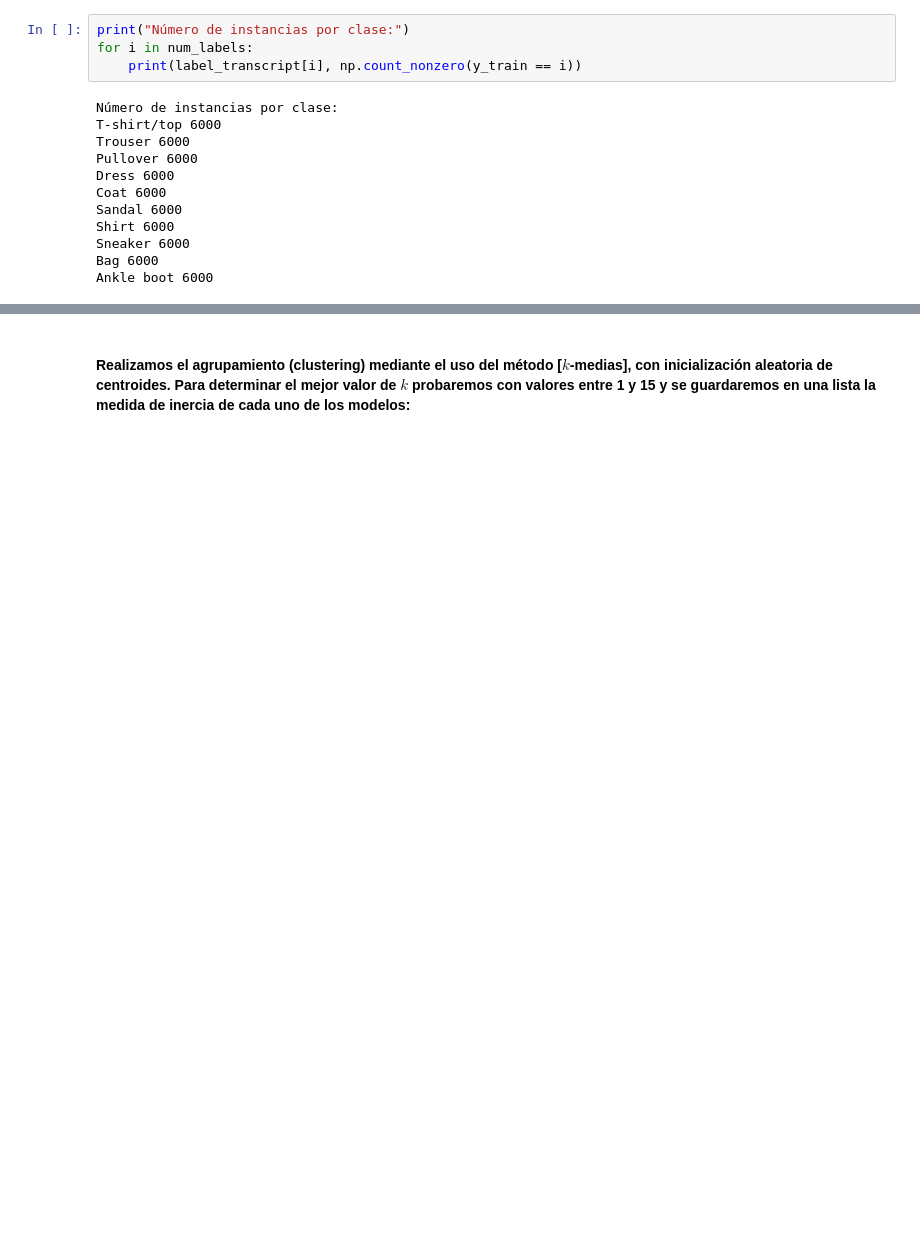
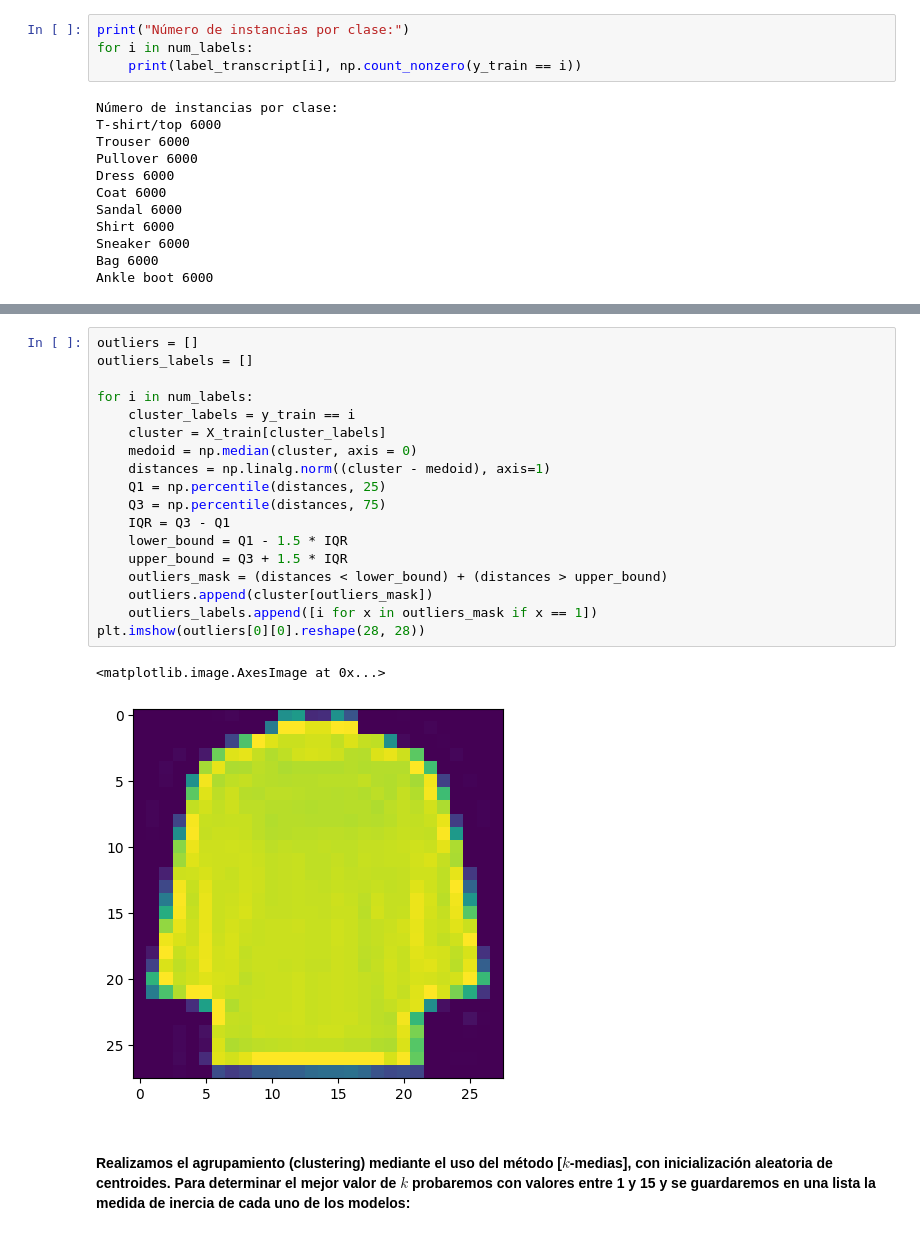
Before and after one commit to NoelPanBrea/MAAA2-FPLN, a Jupyter notebook: MAAA2/Practica2/Code.ipynb, the cells around one changed output, grey strips where cells are left out. Saved outputs shown, nothing was run; the diff lists cells and outputs as text; blank space fills up the shorter version.

Commit message:
feat: outliers y bpe.py

```diff
--- a/MAAA2/Practica2/Code.ipynb
+++ b/MAAA2/Practica2/Code.ipynb
@@ -76,3 +76,24 @@ draw(show_data, y_train[::10])
+# %%
+outliers = []
+outliers_labels = []
+
+for i in num_labels:
+    cluster_labels = y_train == i
+    cluster = X_train[cluster_labels]
+    medoid = np.median(cluster, axis = 0)
+    distances = np.linalg.norm((cluster - medoid), axis=1)
+    Q1 = np.percentile(distances, 25)
+    Q3 = np.percentile(distances, 75)
+    IQR = Q3 - Q1
+    lower_bound = Q1 - 1.5 * IQR
+    upper_bound = Q3 + 1.5 * IQR
+    outliers_mask = (distances < lower_bound) + (distances > upper_bound)
+    outliers.append(cluster[outliers_mask])
+    outliers_labels.append([i for x in outliers_mask if x == 1])
+plt.imshow(outliers[0][0].reshape(28, 28))
+# %% [output]
+<matplotlib.image.AxesImage at 0x...>
+[figure, added]
 # %% [markdown]
 #### Realizamos el agrupamiento (clustering) mediante el uso del método [$k$-medias], con inicialización aleatoria de centroides. Para determinar el mejor valor de $k$ probaremos con valores entre 1 y 15 y se guardaremos en una lista la medida de inercia de cada uno de los modelos:
 # %%
```
Also changed, not shown: parts of 2 cells of this notebook, 1 other file.
